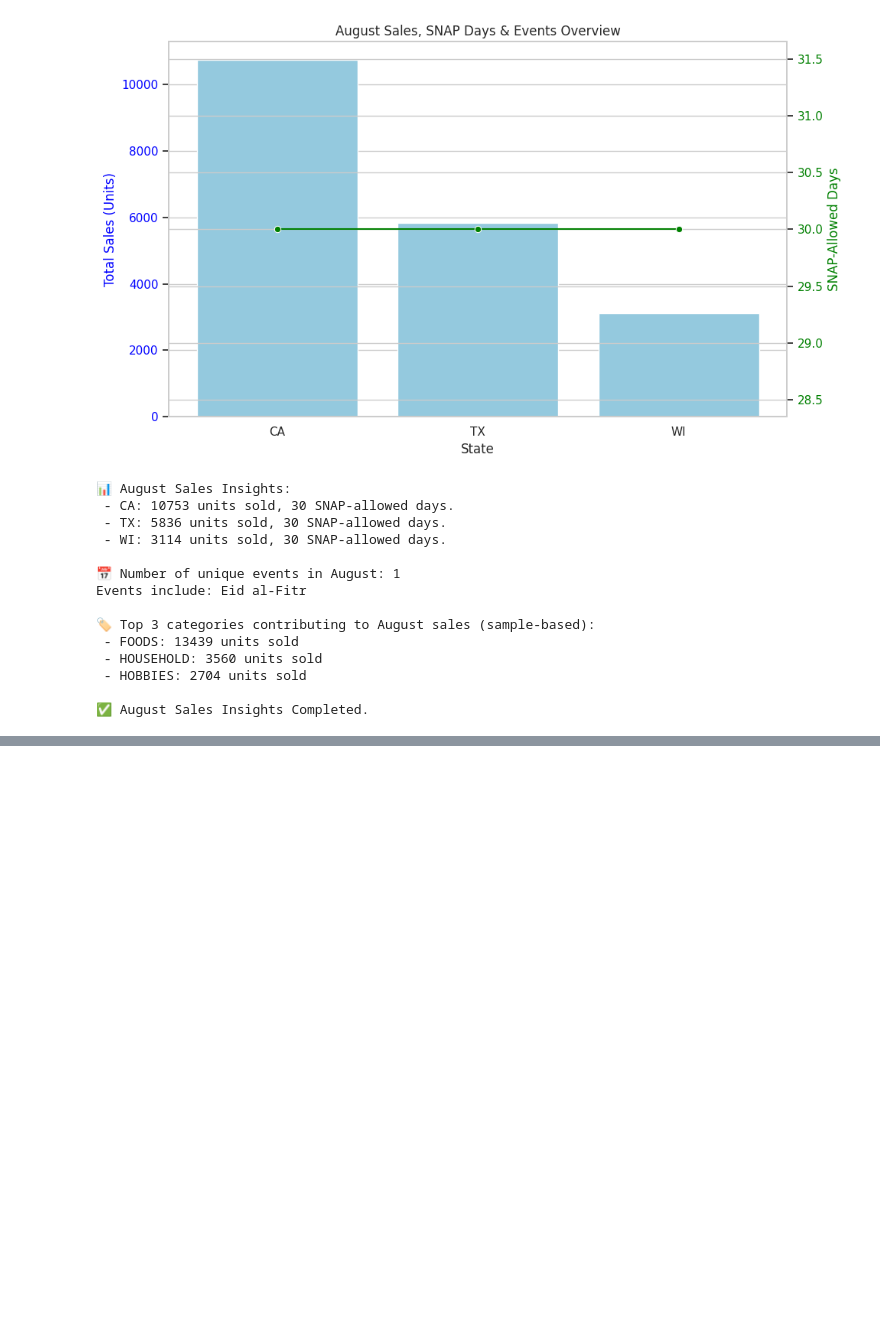
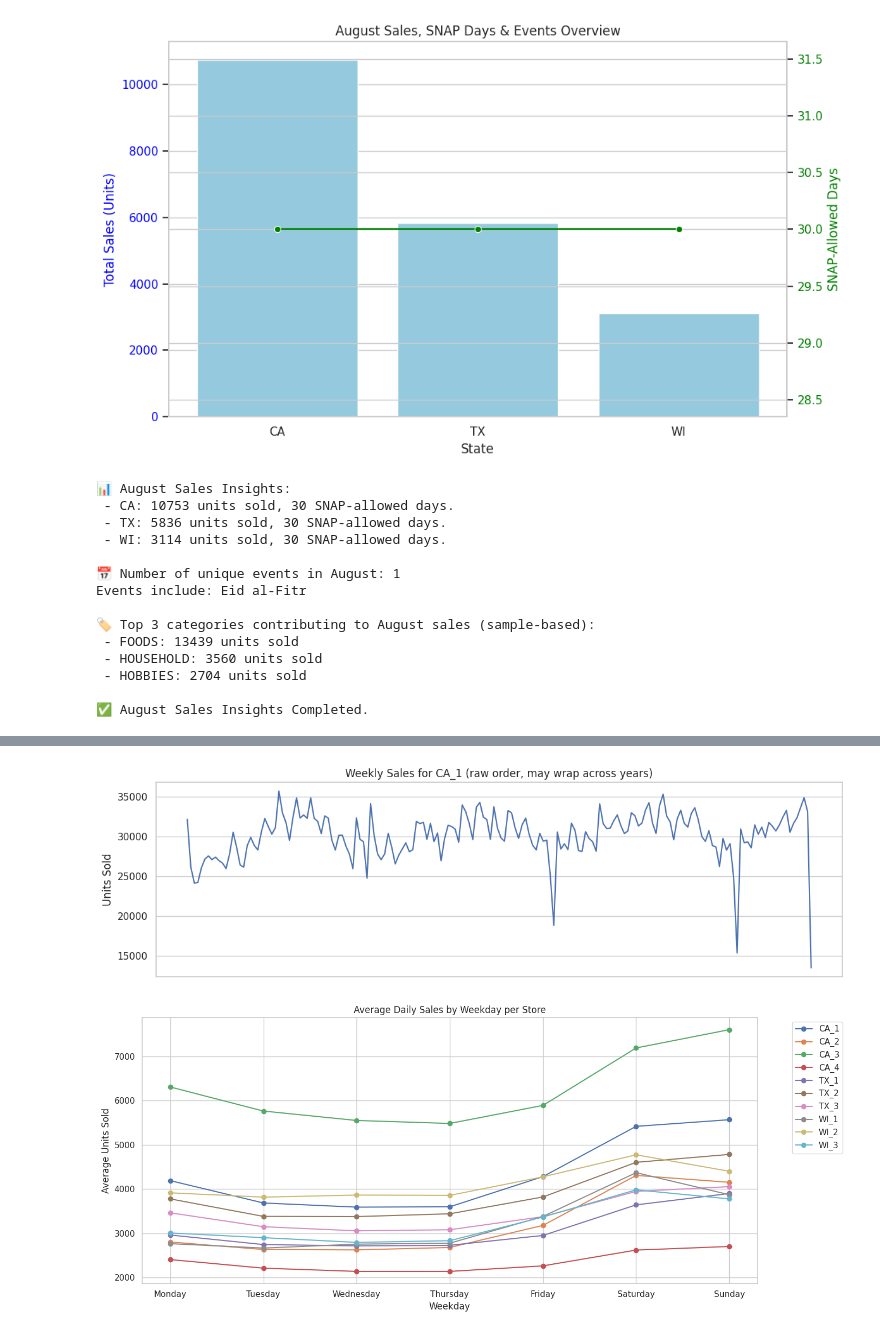
Before and after one commit to Saurabhganvir/M5_forecasting_validation, a Jupyter notebook: M5_accuracy_validation.ipynb, the cells around one changed output, grey strips where cells are left out. Cells and saved outputs as stored; diff of their text form; code cells hidden in the pictures; blank space fills up the shorter version.

```diff
--- a/M5_accuracy_validation.ipynb
+++ b/M5_accuracy_validation.ipynb
@@ -683,0 +833,43 @@ Events include: Eid al-Fitr
+# %%
+# Weekly aggregation per store (sum over ISO weeks, year-week)
+weekly_store = store_daily.groupby(["year","week"])[store_cols].sum().reset_index()
+
+# Plot weekly time series for a chosen store (example: CA_1)
+example_store = store_cols[0]
+plt.figure(figsize=(14,4))
+plt.plot(weekly_store["week"].astype(str) + "-" + weekly_store["year"].astype(str), weekly_store[example_store])
+plt.title(f"Weekly Sales for {example_store} (raw order, may wrap across years)")
+plt.xticks([],[])  # hide crowded ticks
+plt.ylabel("Units Sold")
+plt.show()
+
+# Weekday boxplot per store (distribution of daily sales by weekday)
+plt.figure(figsize=(14,6))
+df_for_box = store_daily.melt(id_vars=["date","weekday"], value_vars=store_cols, var_name="store", value_name="sales")
+# sample if needed:
+# df_box_sample = df_for_box.groupby("store").sample(n=200, random_state=42) if df_for_box.shape[0] > 200000 else df_for_box
+
+# Aggregate daily sales by weekday and store for line plot
+weekday_sales_agg = df_for_box.groupby(["weekday","store"])["sales"].mean().reset_index()
+
+# Define the order of weekdays for plotting
+weekday_order = ["Monday","Tuesday","Wednesday","Thursday","Friday","Saturday","Sunday"]
+weekday_sales_agg["weekday"] = pd.Categorical(weekday_sales_agg["weekday"], categories=weekday_order, ordered=True)
+weekday_sales_agg = weekday_sales_agg.sort_values("weekday")
+
+
+# Plot line chart
+for store in store_cols:
+    store_data = weekday_sales_agg[weekday_sales_agg["store"] == store]
+    plt.plot(store_data["weekday"], store_data["sales"], marker='o', label=store)
+
+
+plt.title("Average Daily Sales by Weekday per Store")
+plt.xlabel("Weekday")
+plt.ylabel("Average Units Sold")
+plt.legend(bbox_to_anchor=(1.05,1), loc='upper left')
+plt.tight_layout()
+plt.show()
+# %% [output]
+[figure, added]
+[figure, added]
```
Also changed, not shown: parts of 14 cells of this notebook.
